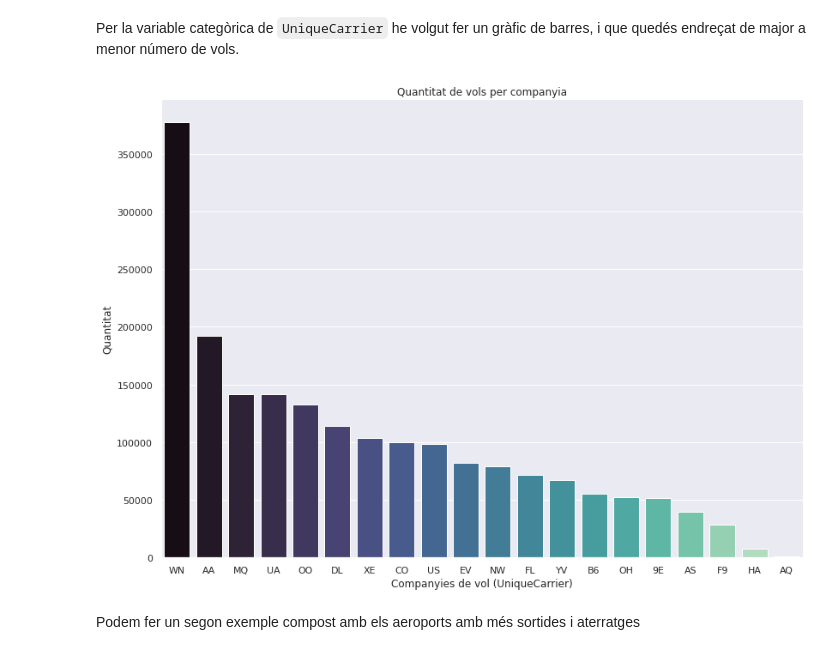
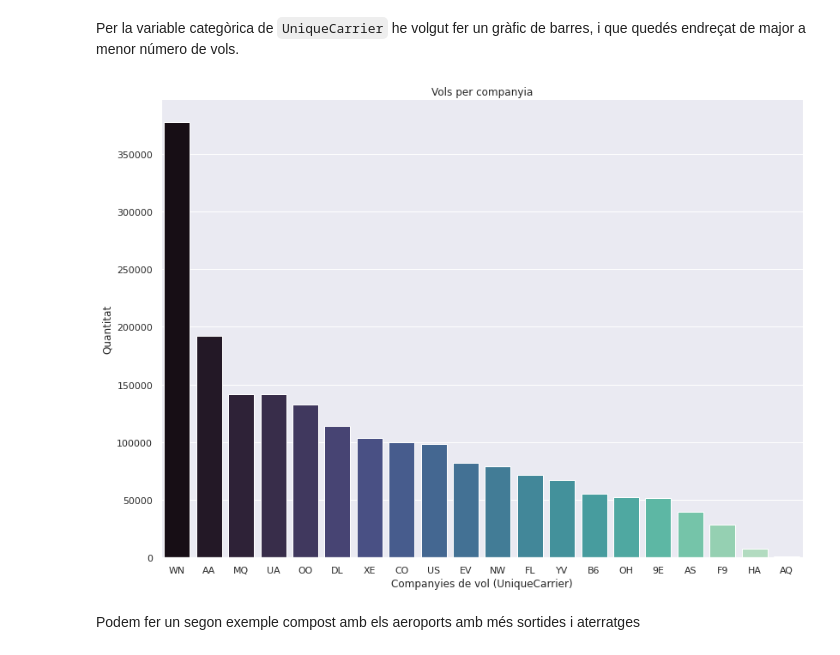
Before and after one commit to davifebdn/visualitzaci-_explorat-ria, a Jupyter notebook: Data_Science_Sprint_3_T01_Visualització_gràfica_d'un_dataset.ipynb, the cells around one changed output. Saved outputs shown, nothing was run; the diff lists cells and outputs as text; code cells hidden in the pictures.

```diff
--- a/Data_Science_Sprint_3_T01_Visualització_gràfica_d'un_dataset.ipynb
+++ b/Data_Science_Sprint_3_T01_Visualització_gràfica_d'un_dataset.ipynb
@@ -60,12 +60,12 @@ Per la variable categòrica de `UniqueCarrier` he volgut fer un gràfic de barre
 # %%
 #Una variable categòrica (UniqueCarrier)
 
 uCarrier = sns.catplot(x="UniqueCarrier", kind="count", palette="mako", data=df, order=df['UniqueCarrier'].value_counts().index, height=8.27, aspect=11.7/8.27)
 uCarrier.set_axis_labels("Companyies de vol (UniqueCarrier)", "Quantitat")
-plt.title("Quantitat de vols per companyia")
+plt.title("Vols per companyia")
 plt.show()
 # %% [output]
-[figure, old version]
+[figure, new version]
 # %% [markdown]
 Podem fer un segon exemple compost amb els aeroports amb més sortides i aterratges
 # %%
```
Also changed, not shown: parts of 3 cells of this notebook.
